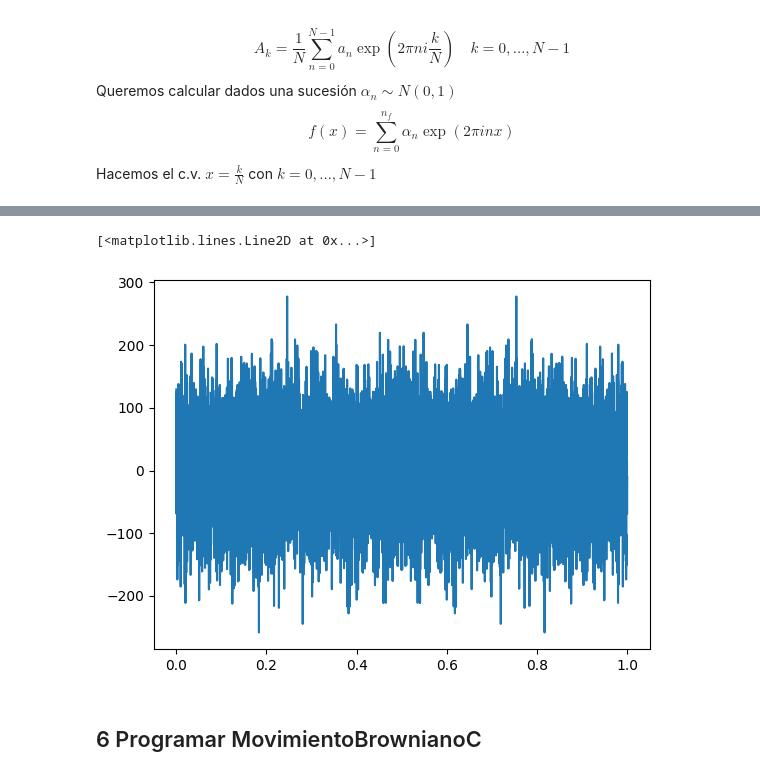
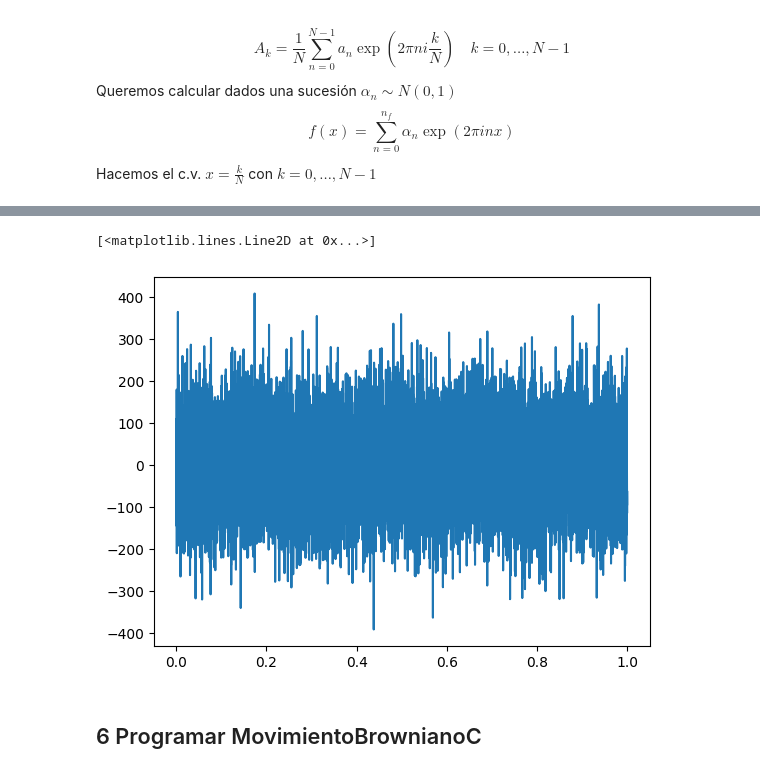
Before and after one commit to nacho2110/simulab4, a Jupyter notebook: p1lab4.ipynb, the cells around one changed output, grey strips where cells are left out. Saved outputs shown, nothing was run; the diff lists cells and outputs as text; code cells hidden in the pictures.

```diff
--- a/p1lab4.ipynb
+++ b/p1lab4.ipynb
@@ -108,8 +108,7 @@ $$ f(x) = \sum_{n=0}^{n_f} \alpha_n \exp\left(  2\pi i n x   \right) $$
 Hacemos el c.v. $x = \frac{k}{N}$ con $k = 0, \dots , N-1$
 # %%
 def RuidoBlancoC1D(N):
-    alphas = np.random.normal(0,1,(N))
-
+    alphas = np.random.normal(0,1,(N)) + np.random.normal(0,1,(N)) * (0+1j)
     out = np.zeros(N, dtype=complex)
     out += np.fft.ifft(alphas)*N
     return out
@@ -208,12 +242,12 @@ def RuidoBlancoC(N, nf, d):
     else:
         return RuidoBlancoC2D(N, nf)
 # %%
-ruido = RuidoBlancoC1D(10000, 1)
+ruido = RuidoBlancoC1D(10000)
 X = np.linspace(0,1,10000)
 plt.plot(X,ruido)
 # %% [output]
 [<matplotlib.lines.Line2D at 0x...>]
-[figure, old version]
+[figure, new version]
 # %% [markdown]
 ## 6 Programar MovimientoBrownianoC
 # %%
```
Also changed, not shown: parts of 15 cells of this notebook.
